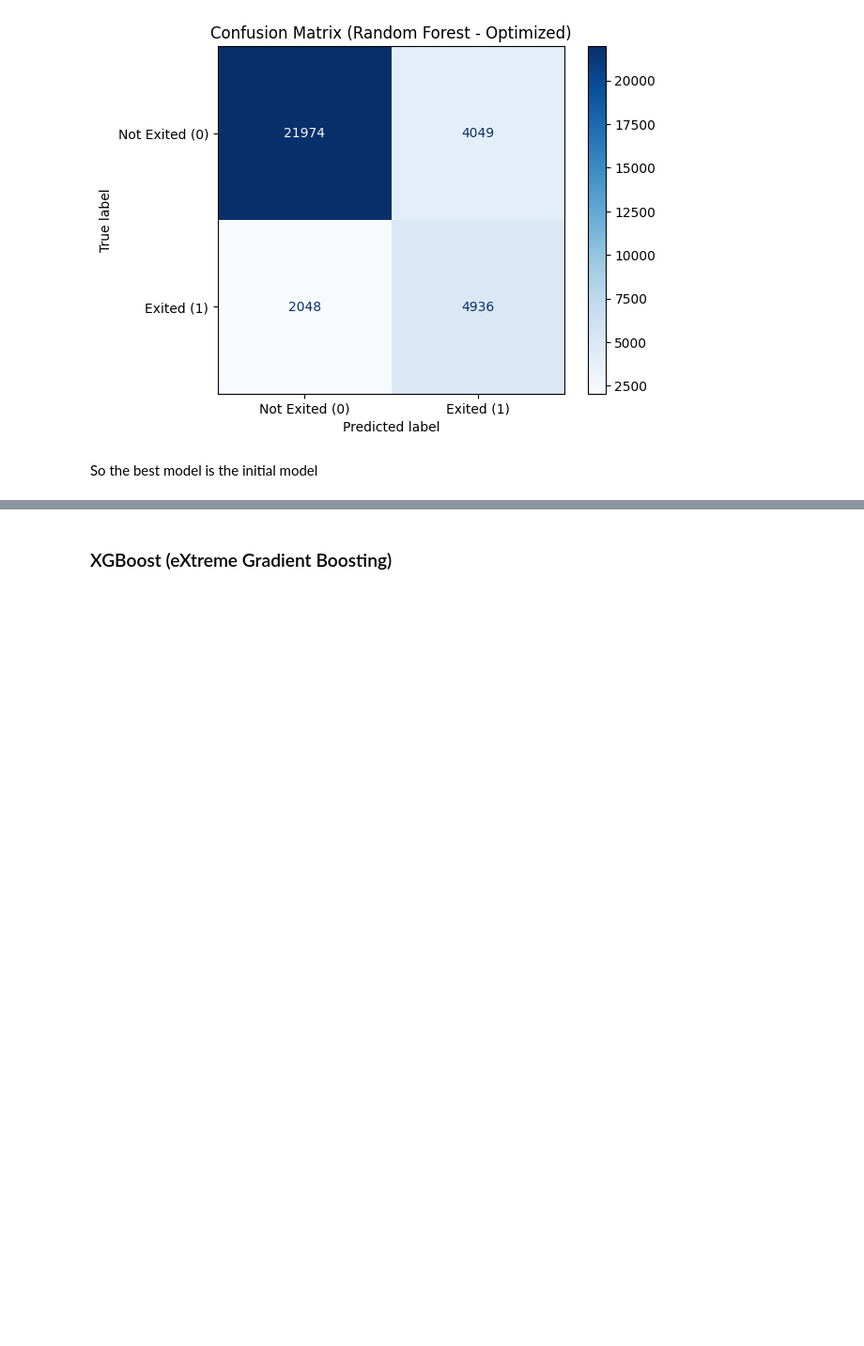
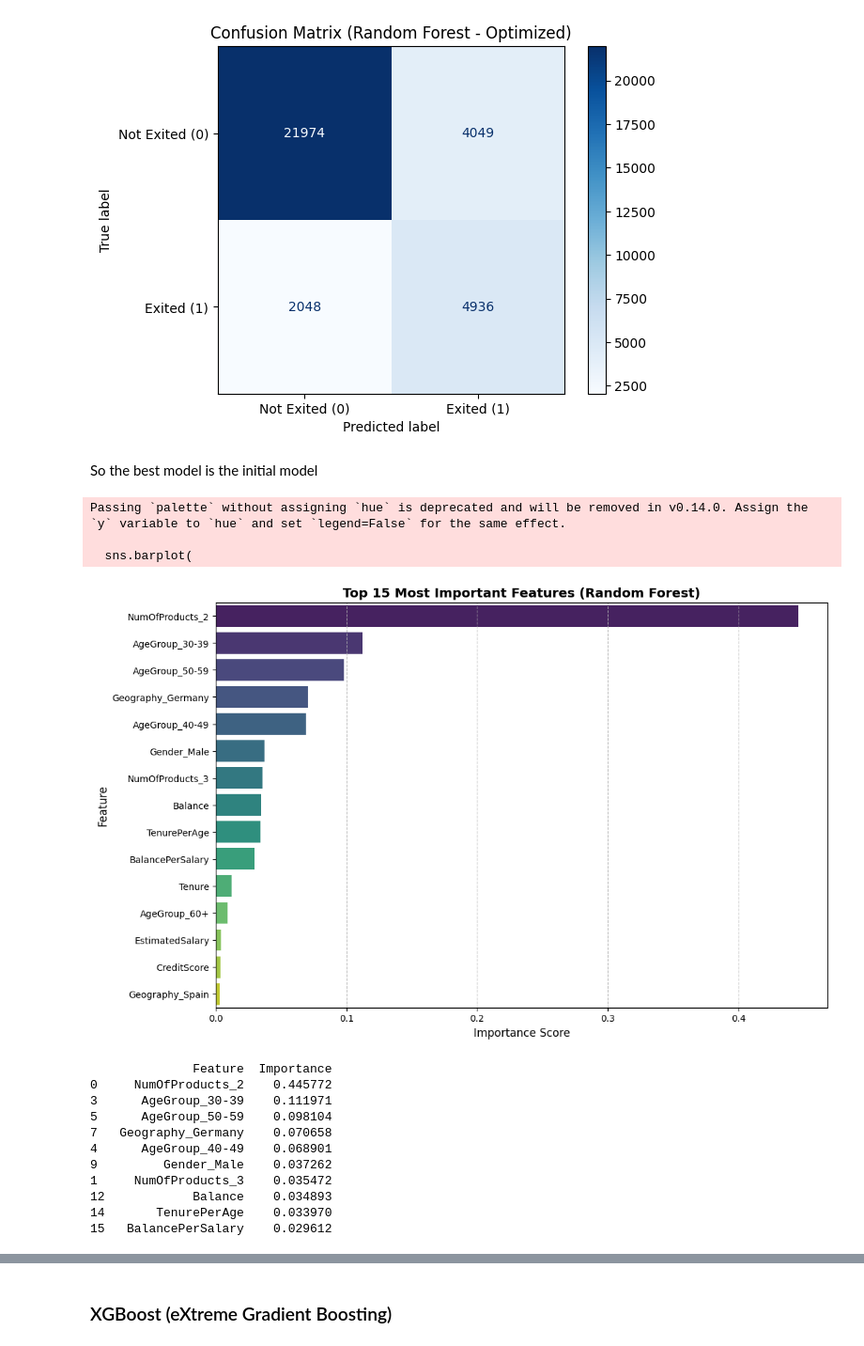
Before and after one commit to maxoubvd/S7_ML_project, a Jupyter notebook: projet_ml.ipynb, the cells around one changed output, grey strips where cells are left out. Shown at 94% size. Cells and saved outputs as stored; diff of their text form; code cells hidden in the pictures; blank space fills up the shorter version.

```diff
--- a/projet_ml.ipynb
+++ b/projet_ml.ipynb
@@ -1518,3 +1537,45 @@ plt.show()
 So the best model is the initial model
 # %%
 model_rf = model_rf
+# %%
+importances = model_rf.feature_importances_
+feature_names = all_feature_names
+
+feature_imp_df = pd.DataFrame({
+    'Feature': feature_names,
+    'Importance': importances
+})
+
+feature_imp_df = feature_imp_df.sort_values(by='Importance', ascending=False)
+
+plt.figure(figsize=(12, 8))
+sns.barplot(
+    x='Importance',
+    y='Feature',
+    data=feature_imp_df.head(15),
+    palette='viridis'
+)
+
+plt.title('Top 15 Most Important Features (Random Forest)', fontsize=14, fontweight='bold')
+plt.xlabel('Importance Score', fontsize=12)
+plt.ylabel('Feature', fontsize=12)
+plt.grid(axis='x', linestyle='--', alpha=0.7)
+plt.show()
+
+print(feature_imp_df.head(10))
+# %% [output]
+Passing `palette` without assigning `hue` is deprecated and will be removed in v0.14.0. Assign the `y` variable to `hue` and set `legend=False` for the same effect.
+
+  sns.barplot(
+[figure, added]
+              Feature  Importance
+0     NumOfProducts_2    0.445772
+3      AgeGroup_30-39    0.111971
+5      AgeGroup_50-59    0.098104
+7   Geography_Germany    0.070658
+4      AgeGroup_40-49    0.068901
+9         Gender_Male    0.037262
+1     NumOfProducts_3    0.035472
+12            Balance    0.034893
+14       TenurePerAge    0.033970
+15   BalancePerSalary    0.029612
```
Also changed, not shown: parts of 9 cells of this notebook.
